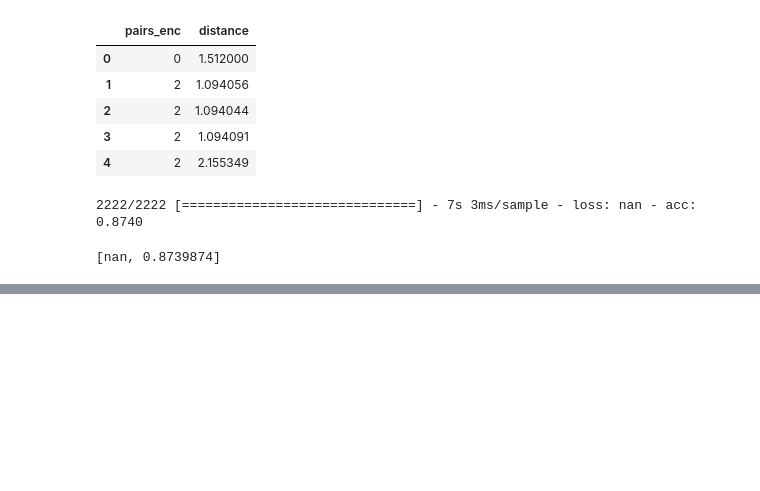
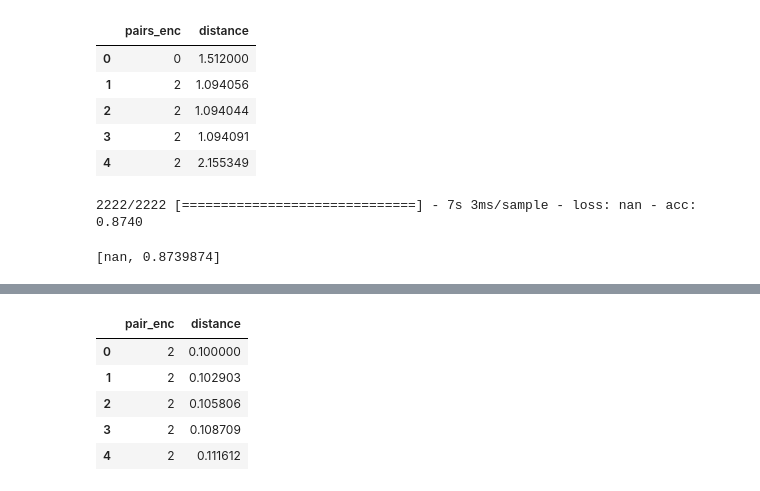
Before and after one commit to siddharth-ncl-work/connectivity_using_ml, a Jupyter notebook: model_deployment.ipynb, the cells around one changed output, grey strips where cells are left out. Cells and saved outputs as stored; diff of their text form; code cells hidden in the pictures; blank space fills up the shorter version.

```diff
--- a/model_deployment.ipynb
+++ b/model_deployment.ipynb
@@ -133,0 +262,14 @@ model_nn.evaluate(x,y)
+# %%
+num_points=1000
+data={}
+data['pair_enc']=[2]*num_points
+data['distance']=np.linspace(0.1,3,1000)
+x=pd.DataFrame.from_dict(data)
+x.head()
+# %% [output]
+|  | pair_enc | distance |
+| 0 | 2 | 0.100000 |
+| 1 | 2 | 0.102903 |
+| 2 | 2 | 0.105806 |
+| 3 | 2 | 0.108709 |
+| 4 | 2 | 0.111612 |
```
Also changed, not shown: parts of 21 cells of this notebook.
